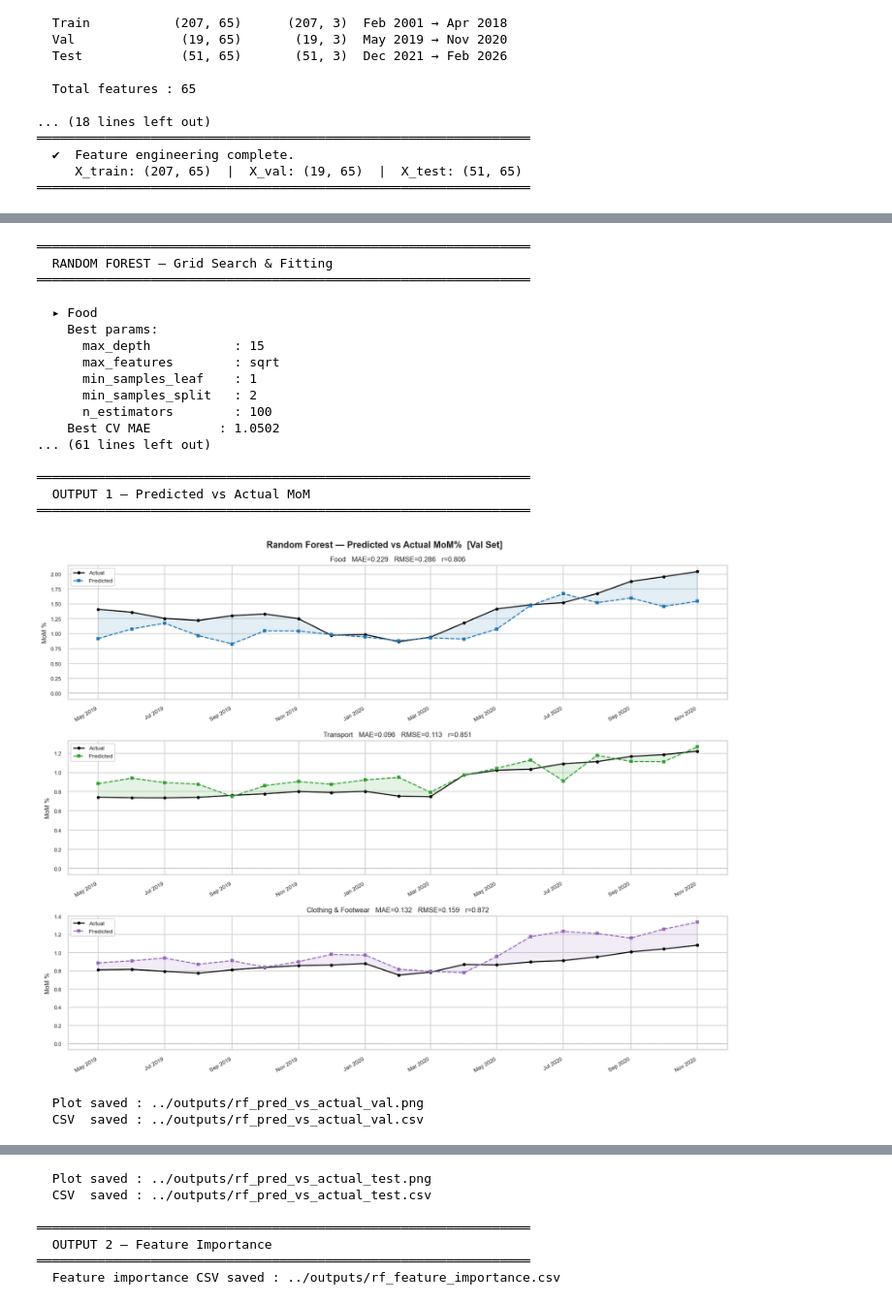
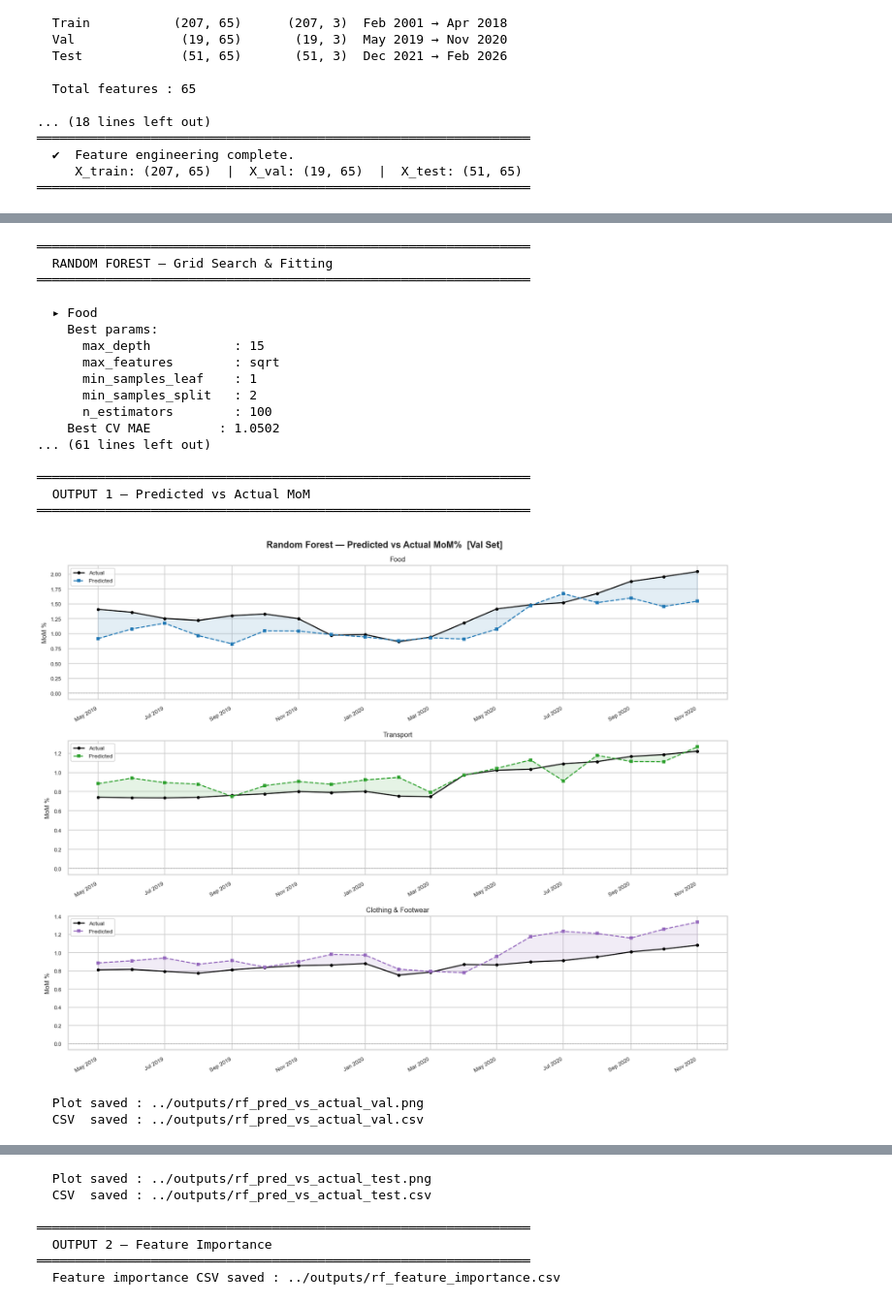
Before and after one commit to ChimbuezeDavid/Consumer-Goods-Price-Dynamics, a Jupyter notebook: notebook/stacked improve.ipynb, the cells around one changed output, grey strips where cells are left out. Shown at 97% size. Cells and saved outputs as stored; diff of their text form; code cells hidden in the pictures.

```diff
--- a/notebook/stacked improve.ipynb
+++ b/notebook/stacked improve.ipynb
@@ -1112,7 +1112,7 @@ for split_name, split_df, y_split, preds_dict in [
         ax.fill_between(dates, actual, pred, alpha=0.12, color=color)
         ax.axhline(0, color='grey', linewidth=0.7, linestyle=':')
         ax.set_title(
-            f'{label}   MAE={mae:.3f}   RMSE={rmse:.3f}   r={corr:.3f}',
+            f'{label}',
             fontsize=10
         )
         ax.set_ylabel('MoM %')
@@ -1441,7 +1441,7 @@ for split_name, split_df, y_split, preds_dict in [
         ax.fill_between(dates, actual, pred, alpha=0.12, color=color)
         ax.axhline(0, color='grey', linewidth=0.7, linestyle=':')
         ax.set_title(
-            f'{label}   MAE={mae:.3f}   RMSE={rmse:.3f}   r={corr:.3f}',
+            f'{label}',
             fontsize=10
         )
         ax.set_ylabel('MoM %')
@@ -1543,33 +1543,33 @@ for target, label in zip(TARGET_NAMES, TARGET_LABELS):
         group_imps = [imp_dict.get(c, 0) for c in group_cols]
         mean_imp = np.mean(group_imps) if group_imps else 0
         print(f"    {group_name:<22} : {mean_imp:.4f}")
 
 
 print("\n" + "═"*65)
 print("  ✔  Random Forest complete.")
 print("  Models  → ../models/rf_{{target}}.pkl  (x3)")
 print("  Outputs → ../outputs/rf_pred_vs_actual_val.csv/.png")
 print("            ../outputs/rf_pred_vs_actual_test.csv/.png")
 print("            ../outputs/rf_feature_importance.csv/.png")
 print("═"*65)
 # %% [output]
 ═════════════════════════════════════════════════════════════════
   RANDOM FOREST — Grid Search & Fitting
 ═════════════════════════════════════════════════════════════════
 
   ▸ Food
     Best params:
       max_depth           : 15
       max_features        : sqrt
       min_samples_leaf    : 1
       min_samples_split   : 2
       n_estimators        : 100
     Best CV MAE         : 1.0502
 ... (61 lines left out)
 
 ═════════════════════════════════════════════════════════════════
   OUTPUT 1 — Predicted vs Actual MoM
 ═════════════════════════════════════════════════════════════════
-[figure, old version]
+[figure, new version]
   Plot saved : ../outputs/rf_pred_vs_actual_val.png
   CSV  saved : ../outputs/rf_pred_vs_actual_val.csv
```
Also changed, not shown: parts of 5 cells of this notebook, 16 other files.
